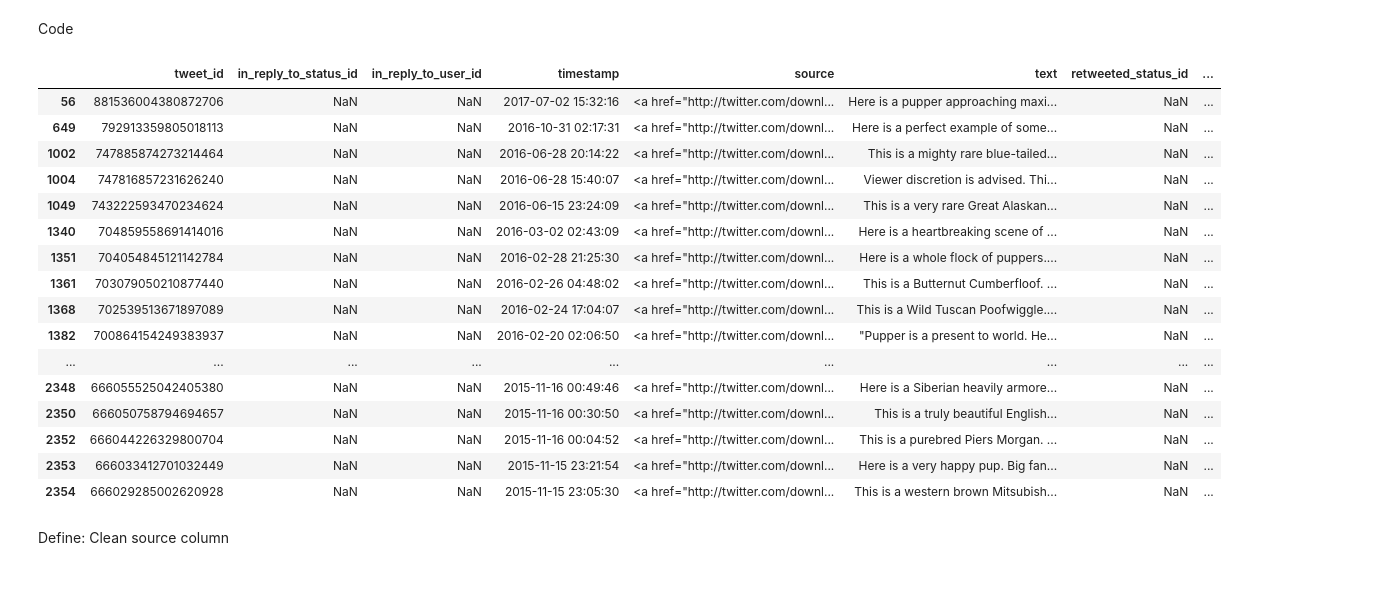
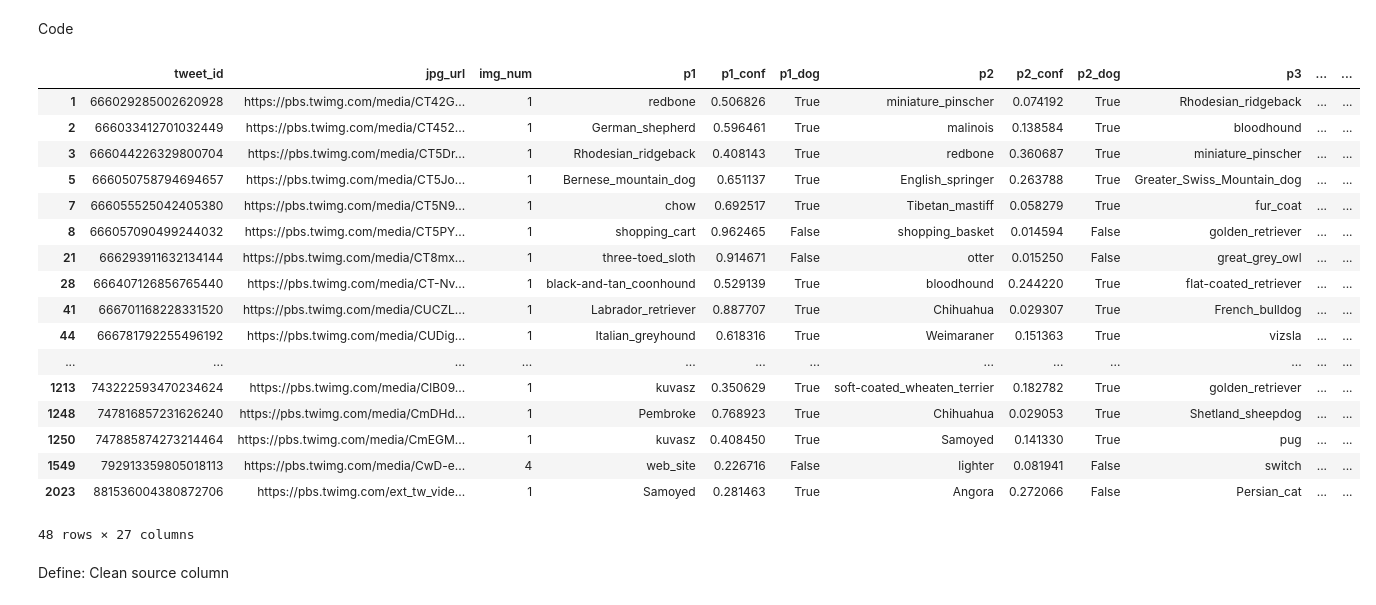
Before and after one commit to hdbedwell/data_wrangling_twitter_we_rate_dogs, a Jupyter notebook: wrangle_act.ipynb, the cells around one changed output. Cells and saved outputs as stored; diff of their text form; code cells hidden in the pictures.

```diff
--- a/wrangle_act.ipynb
+++ b/wrangle_act.ipynb
@@ -509,7 +615,7 @@ twitter_archive[twitter_archive['dog_stage'] == "doggopuppo"]
 Code
 # %%
 #Update tweet_id 855851453814013952
-twitter_archive.loc[twitter_archive['dog_stage'] == 'doggopuppo','dog_stage']  = 'puppo'
+tw_image_clean.loc[tw_image_clean['dog_stage'] == 'doggopuppo','dog_stage']  = 'puppo'
 # %% [markdown]
 Test
 # %%
@@ -535,7 +642,7 @@ twitter_archive[twitter_archive['dog_stage'] == "doggopupper"]
 Code
 # %%
 #Drop tweet_id (751583847268179968) as does not appear to be a dog pic
-twitter_archive.drop(twitter_archive.loc[twitter_archive['tweet_id'] == 751583847268179968].index, inplace=True)
+tw_image_clean.drop(tw_image_clean.loc[tw_image_clean['tweet_id'] == 751583847268179968].index, inplace=True)
 # %% [markdown]
 Test
 # %%
@@ -558,7 +666,7 @@ Define: Update all names from None to Nan
 # %% [markdown]
 Code
 # %%
-twitter_archive.dog_stage = twitter_archive['dog_stage'].replace('None', np.NaN)
+tw_image_clean.dog_stage = tw_image_clean['dog_stage'].replace('None', np.NaN)
 # %% [markdown]
 Test
 # %%
@@ -611,27 +714,28 @@ Code
 #df[~df.C.str.contains("XYZ")]
 ##df = df[~df['your column'].isin(['list of strings'])]
 searchfor = ['We only rate dogs.', 'I only rate dogs.']
-twitter_archive = twitter_archive[~twitter_archive.text.str.contains('|'.join(searchfor))]
+tw_image_clean = tw_image_clean[~tw_image_clean.text.str.contains('|'.join(searchfor))]
 # %%
-twitter_archive[twitter_archive['name'] == "a"]
+tw_image_clean[tw_image_clean['name'] == "a"]
 # %% [output]
-|  | tweet_id | in_reply_to_status_id | in_reply_to_user_id | timestamp | source | text | retweeted_status_id | ... |
-| 56 | 881536004380872706 | NaN | NaN | 2017-07-02 15:32:16 | <a href="http://twitter.com/downl... | Here is a pupper approaching maxi... | NaN | ... |
-| 649 | 792913359805018113 | NaN | NaN | 2016-10-31 02:17:31 | <a href="http://twitter.com/downl... | Here is a perfect example of some... | NaN | ... |
-| 1002 | 747885874273214464 | NaN | NaN | 2016-06-28 20:14:22 | <a href="http://twitter.com/downl... | This is a mighty rare blue-tailed... | NaN | ... |
-| 1004 | 747816857231626240 | NaN | NaN | 2016-06-28 15:40:07 | <a href="http://twitter.com/downl... | Viewer discretion is advised. Thi... | NaN | ... |
-| 1049 | 743222593470234624 | NaN | NaN | 2016-06-15 23:24:09 | <a href="http://twitter.com/downl... | This is a very rare Great Alaskan... | NaN | ... |
-| 1340 | 704859558691414016 | NaN | NaN | 2016-03-02 02:43:09 | <a href="http://twitter.com/downl... | Here is a heartbreaking scene of ... | NaN | ... |
-| 1351 | 704054845121142784 | NaN | NaN | 2016-02-28 21:25:30 | <a href="http://twitter.com/downl... | Here is a whole flock of puppers.... | NaN | ... |
-| 1361 | 703079050210877440 | NaN | NaN | 2016-02-26 04:48:02 | <a href="http://twitter.com/downl... | This is a Butternut Cumberfloof. ... | NaN | ... |
-| 1368 | 702539513671897089 | NaN | NaN | 2016-02-24 17:04:07 | <a href="http://twitter.com/downl... | This is a Wild Tuscan Poofwiggle.... | NaN | ... |
-| 1382 | 700864154249383937 | NaN | NaN | 2016-02-20 02:06:50 | <a href="http://twitter.com/downl... | "Pupper is a present to world. He... | NaN | ... |
-| ... | ... | ... | ... | ... | ... | ... | ... | ... |
-| 2348 | 666055525042405380 | NaN | NaN | 2015-11-16 00:49:46 | <a href="http://twitter.com/downl... | Here is a Siberian heavily armore... | NaN | ... |
-| 2350 | 666050758794694657 | NaN | NaN | 2015-11-16 00:30:50 | <a href="http://twitter.com/downl... | This is a truly beautiful English... | NaN | ... |
-| 2352 | 666044226329800704 | NaN | NaN | 2015-11-16 00:04:52 | <a href="http://twitter.com/downl... | This is a purebred Piers Morgan. ... | NaN | ... |
-| 2353 | 666033412701032449 | NaN | NaN | 2015-11-15 23:21:54 | <a href="http://twitter.com/downl... | Here is a very happy pup. Big fan... | NaN | ... |
-| 2354 | 666029285002620928 | NaN | NaN | 2015-11-15 23:05:30 | <a href="http://twitter.com/downl... | This is a western brown Mitsubish... | NaN | ... |
+|  | tweet_id | jpg_url | img_num | p1 | p1_conf | p1_dog | p2 | p2_conf | p2_dog | p3 | ... | ... |
+| 1 | 666029285002620928 | https://pbs.twimg.com/media/CT42G... | 1 | redbone | 0.506826 | True | miniature_pinscher | 0.074192 | True | Rhodesian_ridgeback | ... | ... |
+| 2 | 666033412701032449 | https://pbs.twimg.com/media/CT452... | 1 | German_shepherd | 0.596461 | True | malinois | 0.138584 | True | bloodhound | ... | ... |
+| 3 | 666044226329800704 | https://pbs.twimg.com/media/CT5Dr... | 1 | Rhodesian_ridgeback | 0.408143 | True | redbone | 0.360687 | True | miniature_pinscher | ... | ... |
+| 5 | 666050758794694657 | https://pbs.twimg.com/media/CT5Jo... | 1 | Bernese_mountain_dog | 0.651137 | True | English_springer | 0.263788 | True | Greater_Swiss_Mountain_dog | ... | ... |
+| 7 | 666055525042405380 | https://pbs.twimg.com/media/CT5N9... | 1 | chow | 0.692517 | True | Tibetan_mastiff | 0.058279 | True | fur_coat | ... | ... |
+| 8 | 666057090499244032 | https://pbs.twimg.com/media/CT5PY... | 1 | shopping_cart | 0.962465 | False | shopping_basket | 0.014594 | False | golden_retriever | ... | ... |
+| 21 | 666293911632134144 | https://pbs.twimg.com/media/CT8mx... | 1 | three-toed_sloth | 0.914671 | False | otter | 0.015250 | False | great_grey_owl | ... | ... |
+| 28 | 666407126856765440 | https://pbs.twimg.com/media/CT-Nv... | 1 | black-and-tan_coonhound | 0.529139 | True | bloodhound | 0.244220 | True | flat-coated_retriever | ... | ... |
+| 41 | 666701168228331520 | https://pbs.twimg.com/media/CUCZL... | 1 | Labrador_retriever | 0.887707 | True | Chihuahua | 0.029307 | True | French_bulldog | ... | ... |
+| 44 | 666781792255496192 | https://pbs.twimg.com/media/CUDig... | 1 | Italian_greyhound | 0.618316 | True | Weimaraner | 0.151363 | True | vizsla | ... | ... |
+| ... | ... | ... | ... | ... | ... | ... | ... | ... | ... | ... | ... | ... |
+| 1213 | 743222593470234624 | https://pbs.twimg.com/media/ClB09... | 1 | kuvasz | 0.350629 | True | soft-coated_wheaten_terrier | 0.182782 | True | golden_retriever | ... | ... |
+| 1248 | 747816857231626240 | https://pbs.twimg.com/media/CmDHd... | 1 | Pembroke | 0.768923 | True | Chihuahua | 0.029053 | True | Shetland_sheepdog | ... | ... |
+| 1250 | 747885874273214464 | https://pbs.twimg.com/media/CmEGM... | 1 | kuvasz | 0.408450 | True | Samoyed | 0.141330 | True | pug | ... | ... |
+| 1549 | 792913359805018113 | https://pbs.twimg.com/media/CwD-e... | 4 | web_site | 0.226716 | False | lighter | 0.081941 | False | switch | ... | ... |
+| 2023 | 881536004380872706 | https://pbs.twimg.com/ext_tw_vide... | 1 | Samoyed | 0.281463 | True | Angora | 0.272066 | False | Persian_cat | ... | ... |
+48 rows × 27 columns
 # %% [markdown]
 Define: Clean source column
 # %% [markdown]
```
Also changed, not shown: parts of 88 cells of this notebook.
